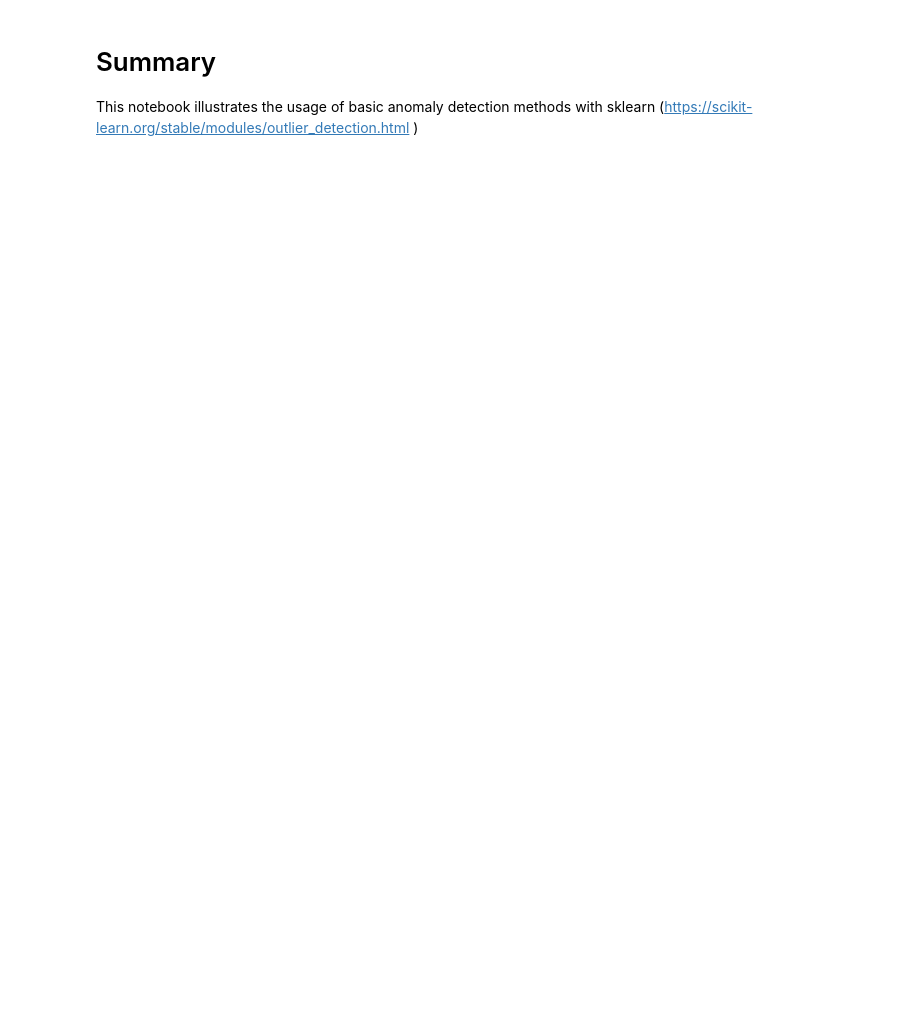
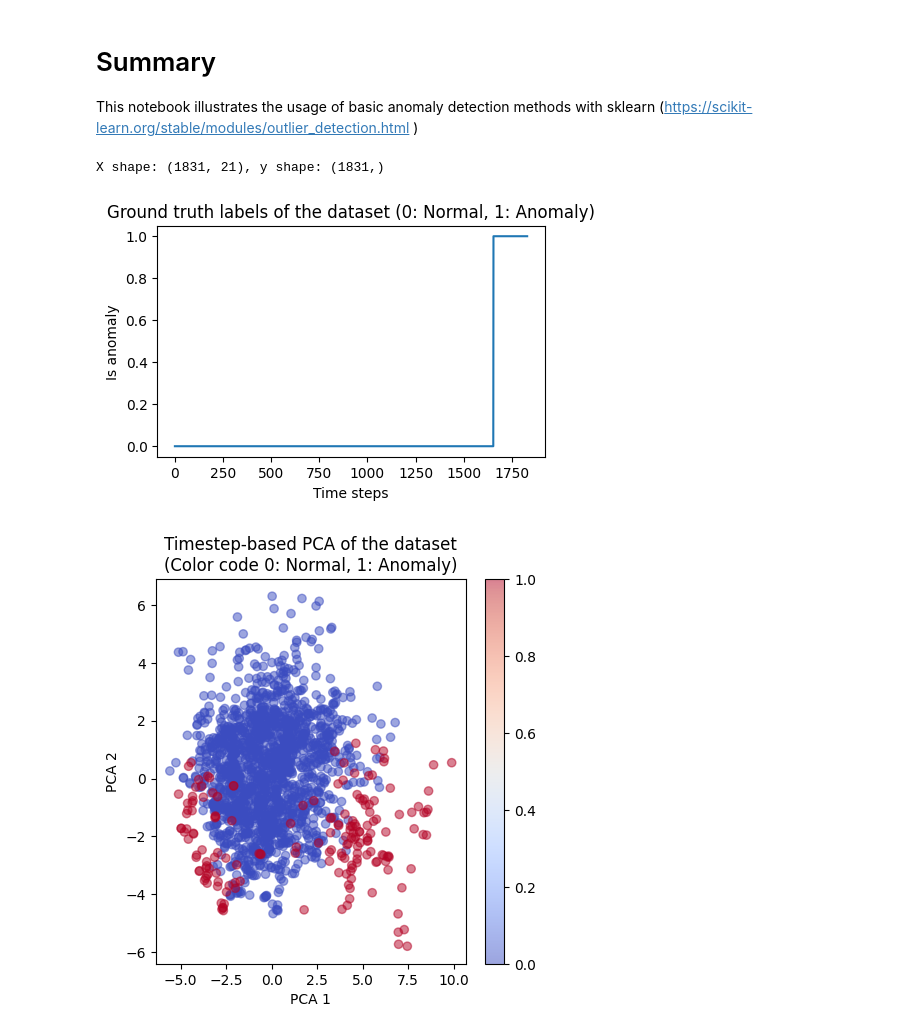
Before and after one commit to ciortanmadalina/europython2024, a Jupyter notebook: notebooks/sklearn.ipynb, the cells around one changed output. Drawn from its saved outputs; the diff is of its cells as text; code cells hidden in the pictures; blank space fills up the shorter version.

```diff
--- a/notebooks/sklearn.ipynb
+++ b/notebooks/sklearn.ipynb
@@ -13,7 +14,11 @@ from sklearn.neighbors import LocalOutlierFactor
 # %%
 # Data loading
 X, y = data_utils.get_data('../data/6_cardio.npz')
-# data_utils.plot_dataset(X, y)
+data_utils.plot_dataset(X, y)
+# %% [output]
+X shape: (1831, 21), y shape: (1831,)
+[figure, added]
+[figure, added]
 # %%
 # Define the anomaly detection methods
 methods = {
```
Also changed, not shown: parts of 2 cells of this notebook, 13 other files.
